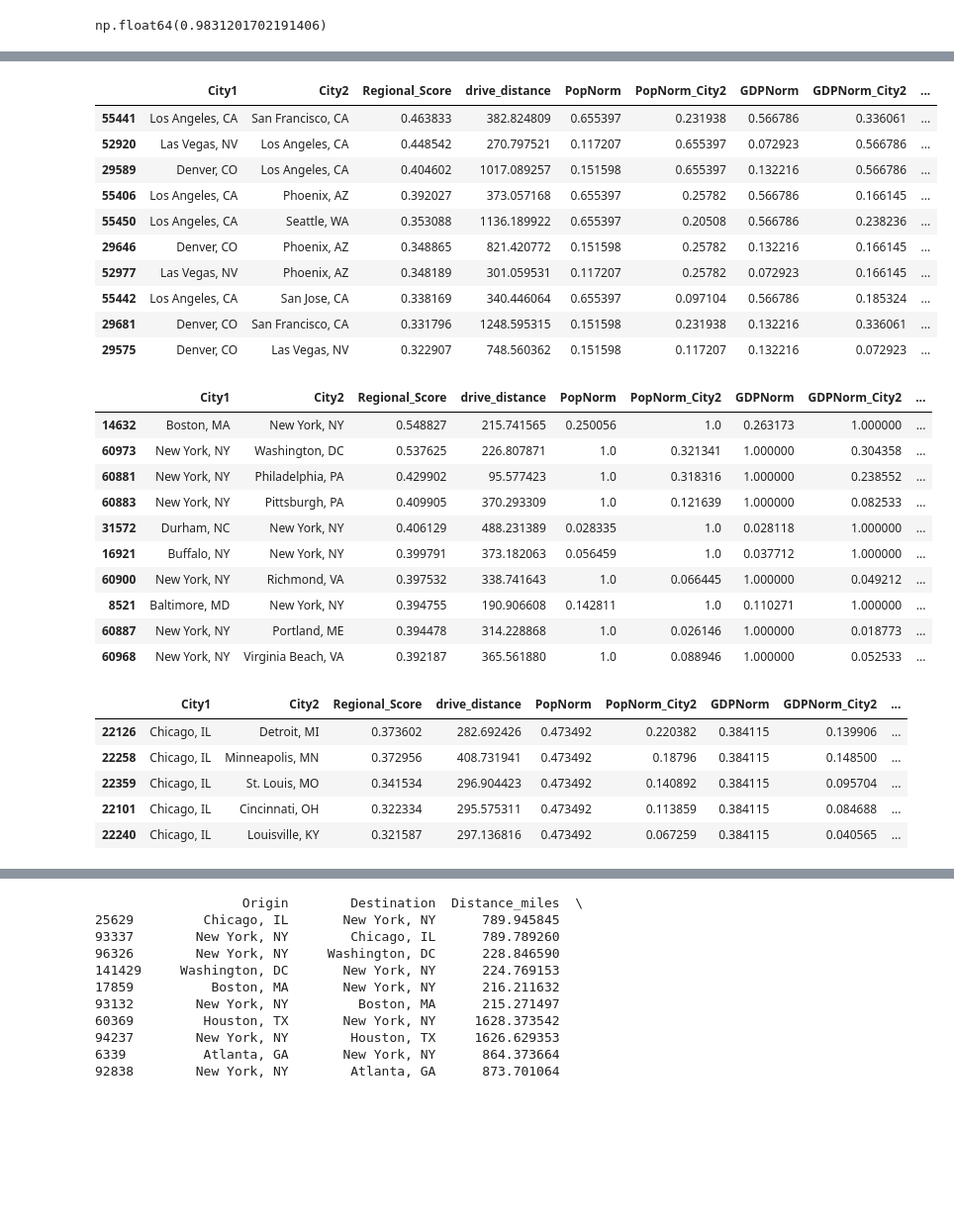
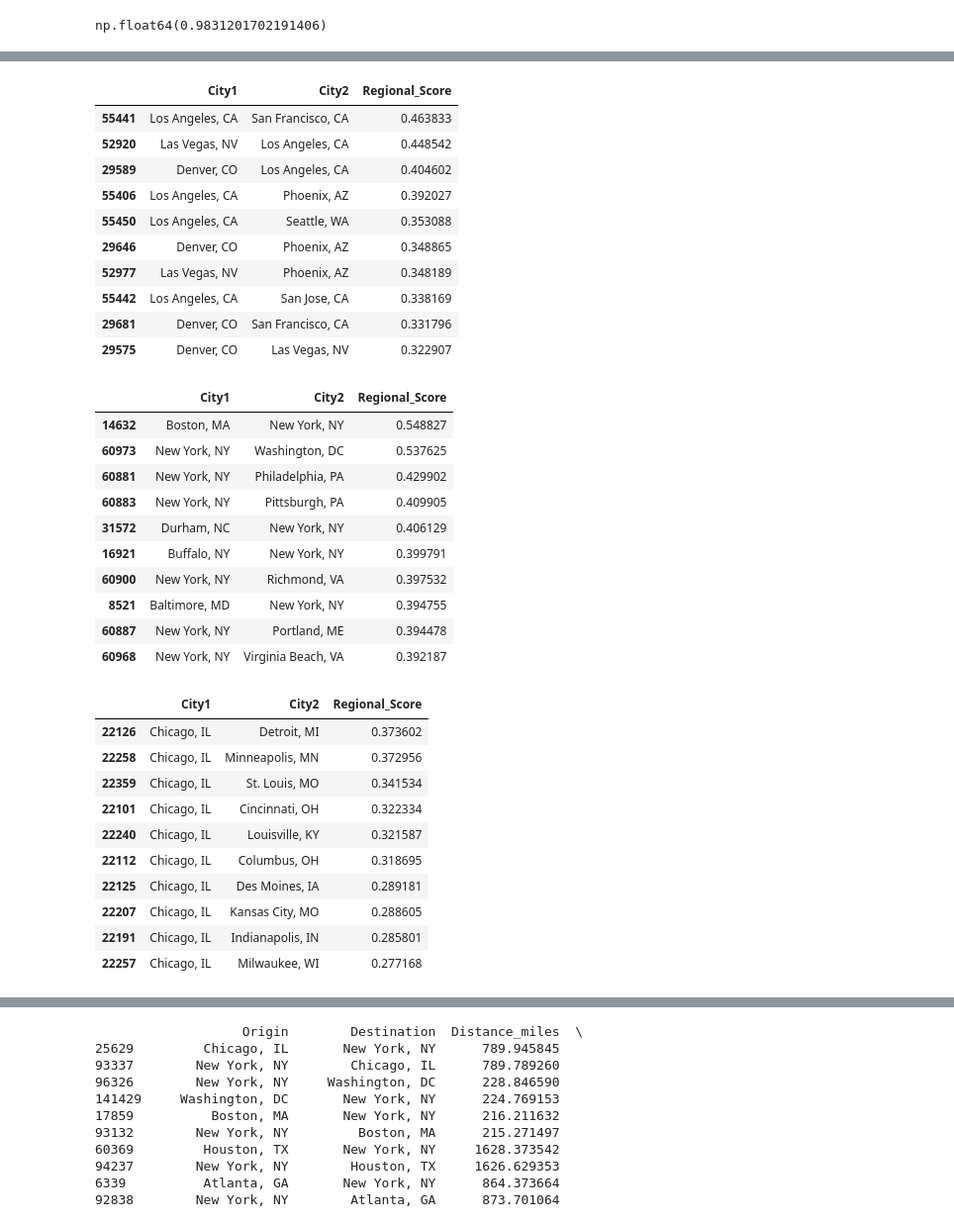
Before and after one commit to mamaOcoder/highspeedrail, a Jupyter notebook: code/City Pairs model-update.ipynb, the cells around one changed output, grey strips where cells are left out. Shown at 99% size. Saved outputs shown, nothing was run; the diff lists cells and outputs as text; code cells hidden in the pictures; blank space fills up the shorter version.

```diff
--- a/code/City Pairs model-update.ipynb
+++ b/code/City Pairs model-update.ipynb
@@ -101,8 +101,8 @@ demand_weight = 0.4
 
 # Relationship contributions
 dist_weight = 0.4
-efficiency_weight = 0.2
-cp_demand_weight = 0.4
+efficiency_weight = 0.1
+cp_demand_weight = 0.5
 
 # Use cluster as a boost
 cluster_weight = 0.15
@@ -134,7 +134,7 @@ def calculate_score(row):
 
 # Calculate total and normalized scores
 city_pairs['Total_Score'] = city_pairs.apply(calculate_score, axis=1)
-# city_pairs['Normalized_Score'] = (city_pairs['Total_Score'] / city_pairs['Total_Score'].max())
+#city_pairs['Normalized_Score'] = (city_pairs['Total_Score'] / city_pairs['Total_Score'].max())
 results = city_pairs.sort_values(by='Total_Score', ascending=False)
 results[['City1','City2','drive_distance','PopNorm','PopNorm_City2','GDPNorm','GDPNorm_City2','TTINorm','TTINorm_City2','demand_score_norm','demand_score_norm_City2','proximity_score','proximity_score_City2','gaus_dist_weight','efficiency_score_norm','demand_weight','cluster_id','cluster_id_City2','Total_Score']].head(50)
 # %% [output]
@@ -175,72 +195,80 @@ def calculate_regional_score(row):
                           region_gdp_weight * row['GDPNorm'] +
                           region_tti_weight * row['TTINorm'] +
                           region_demand_weight * row['demand_score_norm'])# +
                           #proximity_weight * row['proximity_score'])
     city2_contribution = (region_population_weight * row['PopNorm_City2'] +
                           region_gdp_weight * row['GDPNorm_City2'] +
                           region_tti_weight * row['TTINorm_City2'] +
                           region_demand_weight * row['demand_score_norm_City2'])# +
                           #proximity_weight * row['proximity_score_City2'])
 
     pair_contribution = (region_dist_weight * row['gaus_dist_weight'] +
                          region_efficiency_weight * row['efficiency_score_norm'] +
                          region_cp_demand_weight * row['demand_weight'])
 
 
     return ((1/3) * city1_contribution +
             (1/3) * city2_contribution +
             (1/3) * pair_contribution)
 
 region0 = city_pairs.loc[(city_pairs['cluster_id']==0) & (city_pairs['cluster_id_City2']==0)].copy()
 region1 = city_pairs.loc[(city_pairs['cluster_id']==1) & (city_pairs['cluster_id_City2']==1)].copy()
 region2 = city_pairs.loc[(city_pairs['cluster_id']==2) & (city_pairs['cluster_id_City2']==2)].copy()
 region3 = city_pairs.loc[(city_pairs['cluster_id']==3) & (city_pairs['cluster_id_City2']==3)].copy()
 region4 = city_pairs.loc[(city_pairs['cluster_id']==4) & (city_pairs['cluster_id_City2']==4)].copy()
 
 
 
 region0['Regional_Score'] = region0.apply(calculate_regional_score, axis=1)
 results0 = region0.sort_values(by='Regional_Score', ascending=False)
-results0[['City1','City2','Regional_Score','drive_distance','PopNorm','PopNorm_City2','GDPNorm','GDPNorm_City2','TTINorm','TTINorm_City2','demand_score_norm','demand_score_norm_City2','proximity_score','proximity_score_City2','gaus_dist_weight','efficiency_score_norm','demand_weight','cluster_id','cluster_id_City2','Total_Score']].head(10)
+results0[['City1','City2','Regional_Score','drive_distance','PopNorm','PopNorm_City2','GDPNorm','GDPNorm_City2','TTINorm','TTINorm_City2','demand_score_norm','demand_score_norm_City2','proximity_score','proximity_score_City2','gaus_dist_weight','efficiency_score_norm','demand_weight','cluster_id','cluster_id_City2','Total_Score']].head(5)
+results0[['City1','City2','Regional_Score']].head(10)
 # %% [output]
-|  | City1 | City2 | Regional_Score | drive_distance | PopNorm | PopNorm_City2 | GDPNorm | GDPNorm_City2 | ... |
-| 55441 | Los Angeles, CA | San Francisco, CA | 0.463833 | 382.824809 | 0.655397 | 0.231938 | 0.566786 | 0.336061 | ... |
-| 52920 | Las Vegas, NV | Los Angeles, CA | 0.448542 | 270.797521 | 0.117207 | 0.655397 | 0.072923 | 0.566786 | ... |
-| 29589 | Denver, CO | Los Angeles, CA | 0.404602 | 1017.089257 | 0.151598 | 0.655397 | 0.132216 | 0.566786 | ... |
-| 55406 | Los Angeles, CA | Phoenix, AZ | 0.392027 | 373.057168 | 0.655397 | 0.25782 | 0.566786 | 0.166145 | ... |
-| 55450 | Los Angeles, CA | Seattle, WA | 0.353088 | 1136.189922 | 0.655397 | 0.20508 | 0.566786 | 0.238236 | ... |
-| 29646 | Denver, CO | Phoenix, AZ | 0.348865 | 821.420772 | 0.151598 | 0.25782 | 0.132216 | 0.166145 | ... |
-| 52977 | Las Vegas, NV | Phoenix, AZ | 0.348189 | 301.059531 | 0.117207 | 0.25782 | 0.072923 | 0.166145 | ... |
-| 55442 | Los Angeles, CA | San Jose, CA | 0.338169 | 340.446064 | 0.655397 | 0.097104 | 0.566786 | 0.185324 | ... |
-| 29681 | Denver, CO | San Francisco, CA | 0.331796 | 1248.595315 | 0.151598 | 0.231938 | 0.132216 | 0.336061 | ... |
-| 29575 | Denver, CO | Las Vegas, NV | 0.322907 | 748.560362 | 0.151598 | 0.117207 | 0.132216 | 0.072923 | ... |
+|  | City1 | City2 | Regional_Score |
+| 55441 | Los Angeles, CA | San Francisco, CA | 0.463833 |
+| 52920 | Las Vegas, NV | Los Angeles, CA | 0.448542 |
+| 29589 | Denver, CO | Los Angeles, CA | 0.404602 |
+| 55406 | Los Angeles, CA | Phoenix, AZ | 0.392027 |
+| 55450 | Los Angeles, CA | Seattle, WA | 0.353088 |
+| 29646 | Denver, CO | Phoenix, AZ | 0.348865 |
+| 52977 | Las Vegas, NV | Phoenix, AZ | 0.348189 |
+| 55442 | Los Angeles, CA | San Jose, CA | 0.338169 |
+| 29681 | Denver, CO | San Francisco, CA | 0.331796 |
+| 29575 | Denver, CO | Las Vegas, NV | 0.322907 |
 # %%
 region1['Regional_Score'] = region1.apply(calculate_regional_score, axis=1)
 results1 = region1.sort_values(by='Regional_Score', ascending=False)
-results1[['City1','City2','Regional_Score','drive_distance','PopNorm','PopNorm_City2','GDPNorm','GDPNorm_City2','TTINorm','TTINorm_City2','demand_score_norm','demand_score_norm_City2','proximity_score','proximity_score_City2','gaus_dist_weight','efficiency_score_norm','demand_weight','cluster_id','cluster_id_City2','Total_Score']].head(10)
+results1[['City1','City2','Regional_Score','drive_distance','PopNorm','PopNorm_City2','GDPNorm','GDPNorm_City2','TTINorm','TTINorm_City2','demand_score_norm','demand_score_norm_City2','proximity_score','proximity_score_City2','gaus_dist_weight','efficiency_score_norm','demand_weight','cluster_id','cluster_id_City2','Total_Score']].head(5)
+results1[['City1','City2','Regional_Score']].head(10)
 # %% [output]
-|  | City1 | City2 | Regional_Score | drive_distance | PopNorm | PopNorm_City2 | GDPNorm | GDPNorm_City2 | ... |
-| 14632 | Boston, MA | New York, NY | 0.548827 | 215.741565 | 0.250056 | 1.0 | 0.263173 | 1.000000 | ... |
-| 60973 | New York, NY | Washington, DC | 0.537625 | 226.807871 | 1.0 | 0.321341 | 1.000000 | 0.304358 | ... |
-| 60881 | New York, NY | Philadelphia, PA | 0.429902 | 95.577423 | 1.0 | 0.318316 | 1.000000 | 0.238552 | ... |
-| 60883 | New York, NY | Pittsburgh, PA | 0.409905 | 370.293309 | 1.0 | 0.121639 | 1.000000 | 0.082533 | ... |
-| 31572 | Durham, NC | New York, NY | 0.406129 | 488.231389 | 0.028335 | 1.0 | 0.028118 | 1.000000 | ... |
-| 16921 | Buffalo, NY | New York, NY | 0.399791 | 373.182063 | 0.056459 | 1.0 | 0.037712 | 1.000000 | ... |
-| 60900 | New York, NY | Richmond, VA | 0.397532 | 338.741643 | 1.0 | 0.066445 | 1.000000 | 0.049212 | ... |
-| 8521 | Baltimore, MD | New York, NY | 0.394755 | 190.906608 | 0.142811 | 1.0 | 0.110271 | 1.000000 | ... |
-| 60887 | New York, NY | Portland, ME | 0.394478 | 314.228868 | 1.0 | 0.026146 | 1.000000 | 0.018773 | ... |
-| 60968 | New York, NY | Virginia Beach, VA | 0.392187 | 365.561880 | 1.0 | 0.088946 | 1.000000 | 0.052533 | ... |
+|  | City1 | City2 | Regional_Score |
+| 14632 | Boston, MA | New York, NY | 0.548827 |
+| 60973 | New York, NY | Washington, DC | 0.537625 |
+| 60881 | New York, NY | Philadelphia, PA | 0.429902 |
+| 60883 | New York, NY | Pittsburgh, PA | 0.409905 |
+| 31572 | Durham, NC | New York, NY | 0.406129 |
+| 16921 | Buffalo, NY | New York, NY | 0.399791 |
+| 60900 | New York, NY | Richmond, VA | 0.397532 |
+| 8521 | Baltimore, MD | New York, NY | 0.394755 |
+| 60887 | New York, NY | Portland, ME | 0.394478 |
+| 60968 | New York, NY | Virginia Beach, VA | 0.392187 |
 # %%
 region2['Regional_Score'] = region2.apply(calculate_regional_score, axis=1)
 results2 = region2.sort_values(by='Regional_Score', ascending=False)
 results2[['City1','City2','Regional_Score','drive_distance','PopNorm','PopNorm_City2','GDPNorm','GDPNorm_City2','TTINorm','TTINorm_City2','demand_score_norm','demand_score_norm_City2','proximity_score','proximity_score_City2','gaus_dist_weight','efficiency_score_norm','demand_weight','cluster_id','cluster_id_City2','Total_Score']].head(5)
+results2[['City1','City2','Regional_Score']].head(10)
 # %% [output]
-|  | City1 | City2 | Regional_Score | drive_distance | PopNorm | PopNorm_City2 | GDPNorm | GDPNorm_City2 | ... |
-| 22126 | Chicago, IL | Detroit, MI | 0.373602 | 282.692426 | 0.473492 | 0.220382 | 0.384115 | 0.139906 | ... |
-| 22258 | Chicago, IL | Minneapolis, MN | 0.372956 | 408.731941 | 0.473492 | 0.18796 | 0.384115 | 0.148500 | ... |
-| 22359 | Chicago, IL | St. Louis, MO | 0.341534 | 296.904423 | 0.473492 | 0.140892 | 0.384115 | 0.095704 | ... |
-| 22101 | Chicago, IL | Cincinnati, OH | 0.322334 | 295.575311 | 0.473492 | 0.113859 | 0.384115 | 0.084688 | ... |
-| 22240 | Chicago, IL | Louisville, KY | 0.321587 | 297.136816 | 0.473492 | 0.067259 | 0.384115 | 0.040565 | ... |
+|  | City1 | City2 | Regional_Score |
+| 22126 | Chicago, IL | Detroit, MI | 0.373602 |
+| 22258 | Chicago, IL | Minneapolis, MN | 0.372956 |
+| 22359 | Chicago, IL | St. Louis, MO | 0.341534 |
+| 22101 | Chicago, IL | Cincinnati, OH | 0.322334 |
+| 22240 | Chicago, IL | Louisville, KY | 0.321587 |
+| 22112 | Chicago, IL | Columbus, OH | 0.318695 |
+| 22125 | Chicago, IL | Des Moines, IA | 0.289181 |
+| 22207 | Chicago, IL | Kansas City, MO | 0.288605 |
+| 22191 | Chicago, IL | Indianapolis, IN | 0.285801 |
+| 22257 | Chicago, IL | Milwaukee, WI | 0.277168 |
 # %%
 region3['Regional_Score'] = region3.apply(calculate_regional_score, axis=1)
 results3 = region3.sort_values(by='Regional_Score', ascending=False)
```
Also changed, not shown: parts of 4 cells of this notebook, 1 other file.
